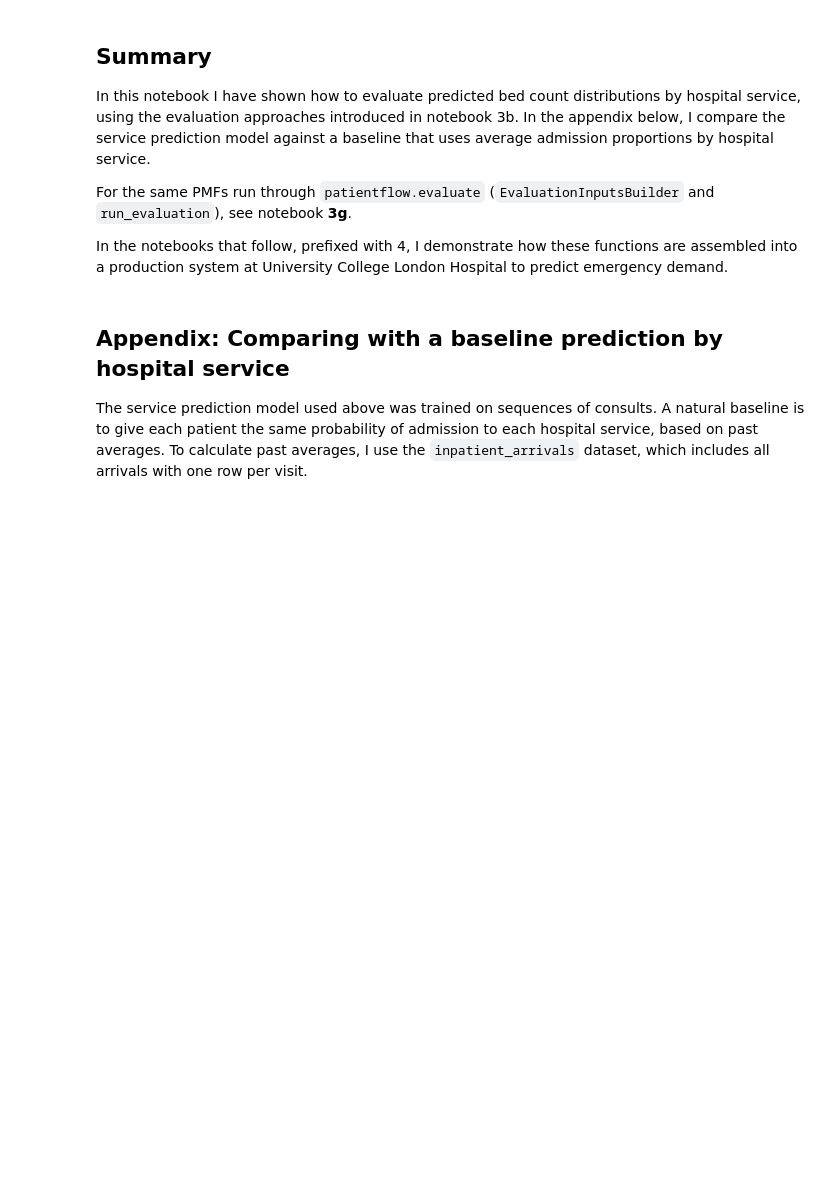
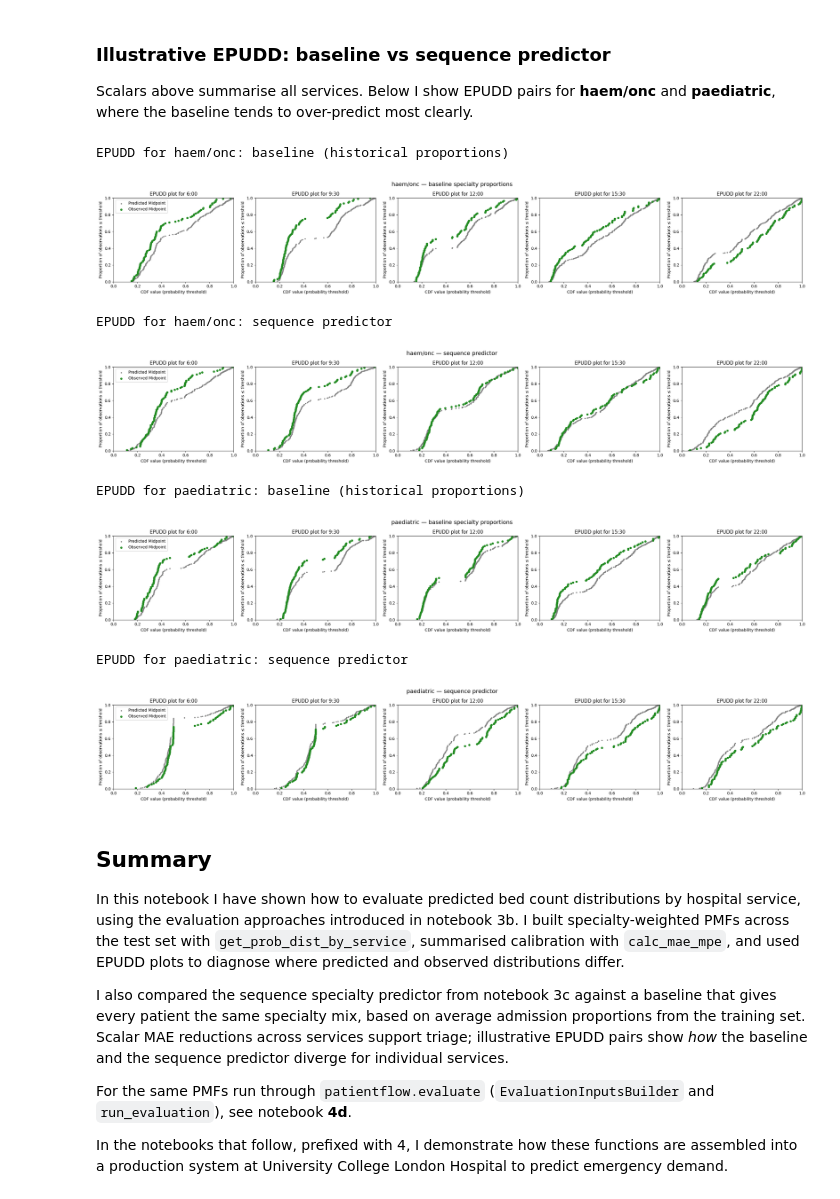
Before and after one commit to UCL-CORU/patientflow, a Jupyter notebook: notebooks/3d_Evaluate_bed_demand_by_hospital_service.ipynb, the cells around one changed output. Drawn from its saved outputs; the diff is of its cells as text; code cells hidden in the pictures; blank space fills up the shorter version.

```diff
--- a/notebooks/3d_Evaluate_bed_demand_by_hospital_service.ipynb
+++ b/notebooks/3d_Evaluate_bed_demand_by_hospital_service.ipynb
@@ -234,12 +241,49 @@ for specialty in specialties:
+# %% [markdown]
+### Illustrative EPUDD: baseline vs sequence predictor
+
+Scalars above summarise all services. Below I show EPUDD pairs for **haem/onc** and **paediatric**, where the baseline tends to over-predict most clearly.
+# %%
+from IPython.display import display
+
+for specialty in ["haem/onc", "paediatric"]:
+    model_dist = {
+        model_key: dist_dict[specialty]
+        for model_key, dist_dict in prob_dist_dict_all.items()
+    }
+    baseline_dist = {
+        model_key: dist_dict[specialty]
+        for model_key, dist_dict in prob_dist_dict_all_baseline.items()
+    }
+    print(f"\nEPUDD for {specialty}: baseline (historical proportions)")
+    plot_epudd(
+        prediction_times,
+        baseline_dist,
+        model_name=model_name,
+        suptitle=f"{specialty} — baseline specialty proportions",
+    )
+    print(f"EPUDD for {specialty}: sequence predictor")
+    plot_epudd(
+        prediction_times,
+        model_dist,
+        model_name=model_name,
+        suptitle=f"{specialty} — sequence predictor",
+    )
+# %% [output]
+EPUDD for haem/onc: baseline (historical proportions)
+[figure, added]
+EPUDD for haem/onc: sequence predictor
+[figure, added]
+EPUDD for paediatric: baseline (historical proportions)
+[figure, added]
+EPUDD for paediatric: sequence predictor
+[figure, added]
 # %% [markdown]
 ## Summary
 
-In this notebook I have shown how to evaluate predicted bed count distributions by hospital service, using the evaluation approaches introduced in notebook 3b. In the appendix below, I compare the service prediction model against a baseline that uses average admission proportions by hospital service.
+In this notebook I have shown how to evaluate predicted bed count distributions by hospital service, using the evaluation approaches introduced in notebook 3b. I built specialty-weighted PMFs across the test set with `get_prob_dist_by_service`, summarised calibration with `calc_mae_mpe`, and used EPUDD plots to diagnose where predicted and observed distributions differ.
 
-For the same PMFs run through `patientflow.evaluate` (`EvaluationInputsBuilder` and `run_evaluation`), see notebook **3g**.
+I also compared the sequence specialty predictor from notebook 3c against a baseline that gives every patient the same specialty mix, based on average admission proportions from the training set. Scalar MAE reductions across services support triage; illustrative EPUDD pairs show *how* the baseline and the sequence predictor diverge for individual services.
+
+For the same PMFs run through `patientflow.evaluate` (`EvaluationInputsBuilder` and `run_evaluation`), see notebook **4d**.
 
 In the notebooks that follow, prefixed with 4, I demonstrate how these functions are assembled into a production system at University College London Hospital to predict emergency demand.
-# %% [markdown]
-## Appendix: Comparing with a baseline prediction by hospital service
-
-The service prediction model used above was trained on sequences of consults. A natural baseline is to give each patient the same probability of admission to each hospital service, based on past averages. To calculate past averages, I use the `inpatient_arrivals` dataset, which includes all arrivals with one row per visit.
```
Also changed, not shown: parts of 22 cells of this notebook, 14 other files.
